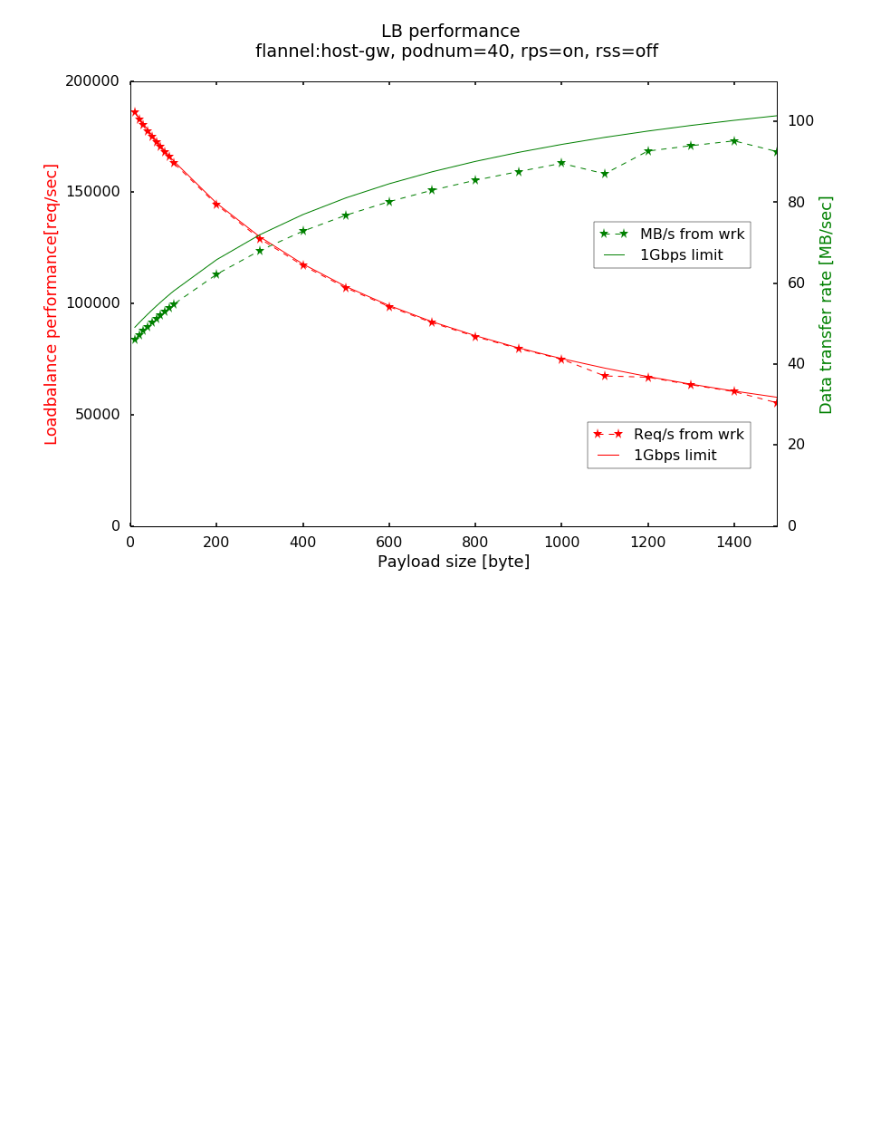
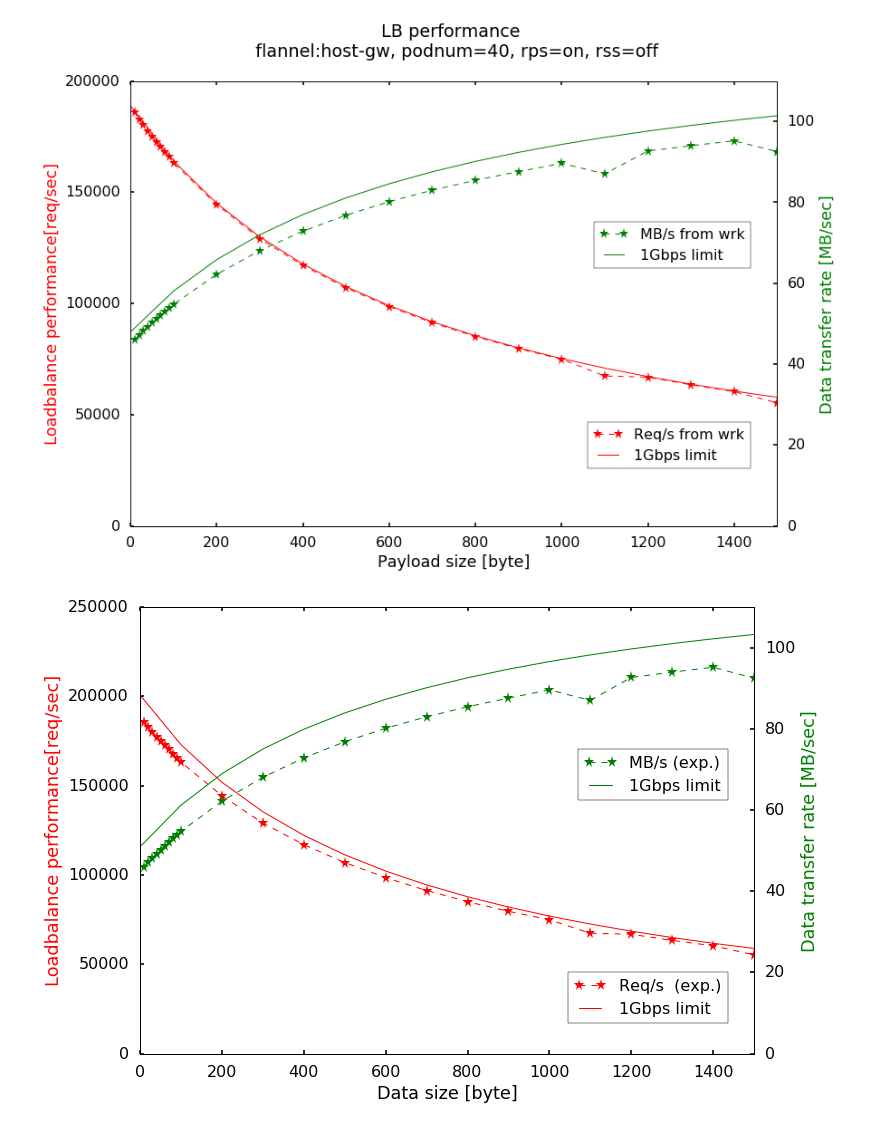
Before and after one commit to ktaka-ccmp/kube-lb-bench, a Jupyter notebook: Kuruwa/31th_try/performance_limitation.ipynb, the cells around one changed output. Saved outputs shown, nothing was run; the diff lists cells and outputs as text; code cells hidden in the pictures; blank space fills up the shorter version.

Commit message:
Kuruwa performance limitation, analysis.

```diff
--- a/Kuruwa/31th_try/performance_limitation.ipynb
+++ b/Kuruwa/31th_try/performance_limitation.ipynb
@@ -29,3 +31,36 @@ plt.savefig('performance_limitation.png')
 #plt.show()
 # %% [output]
 [figure]
+# %%
+import numpy as np
+import pandas as pd
+import matplotlib.pyplot as plt
+get_ipython().magic('matplotlib inline')
+
+plt.style.use('seaborn-poster')
+fig = plt.figure(figsize=(11, 8))
+ax1 = fig.add_subplot(111)
+
+x=np.arange(0, 1600, 100)
+
+dt0 = np.loadtxt("rss_rps_rfs_0_1_0/ipvs_cpu16_pod40.csv",usecols=(0, 1, 2), delimiter=',', unpack=True, skiprows=1)
+
+ax1.plot(dt0[0],dt0[1], color='r', label='Req/s  (exp.)', ls='--',lw='1',marker='*')
+ax1.plot(x, 1000000000/(x+622.72)/8, label='1Gbps limit', color='r',ls='-',lw='1')
+ax1.set_ylabel('Loadbalance performance[req/sec]', color='r')
+plt.legend(loc=1, bbox_to_anchor=(0.97, 0.20))
+
+ax2 = ax1.twinx()
+ax2.plot(dt0[0],dt0[2], color='g', label='MB/s (exp.)', ls='--',lw='1',marker='*')
+ax2.plot(x, 1000/(x+622.72)/8*(254+x), label='1Gbps limit', color='g',ls='-',lw='1')
+ax2.set_ylabel('Data transfer rate [MB/sec]', color='g')
+plt.legend(loc=1,bbox_to_anchor=(0.97, 0.7))
+
+ax1.set_xlabel('Data size [byte]')
+ax1.set_xlim(0,1500)
+ax2.set_ylim(0,110)
+#plt.title('LB performance \n flannel:host-gw, podnum=40, rps=on, rss=off\n')
+plt.savefig('performance_limitation2.png')
+plt.show()
+# %% [output]
+[figure, added]
```
Also changed, not shown: parts of 2 cells of this notebook, 11 other files.
